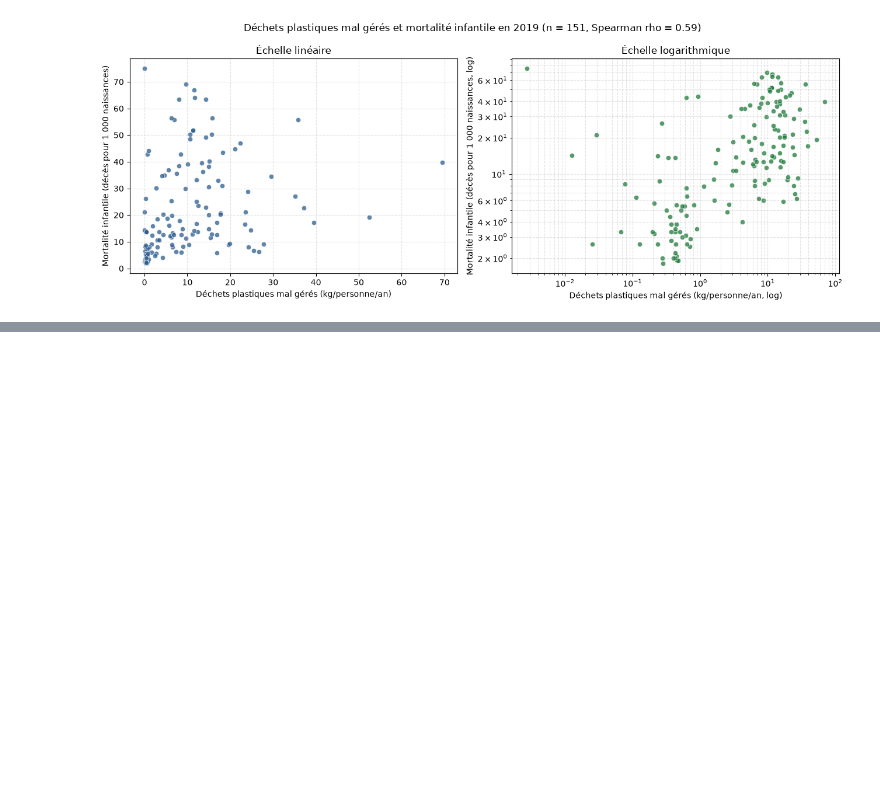
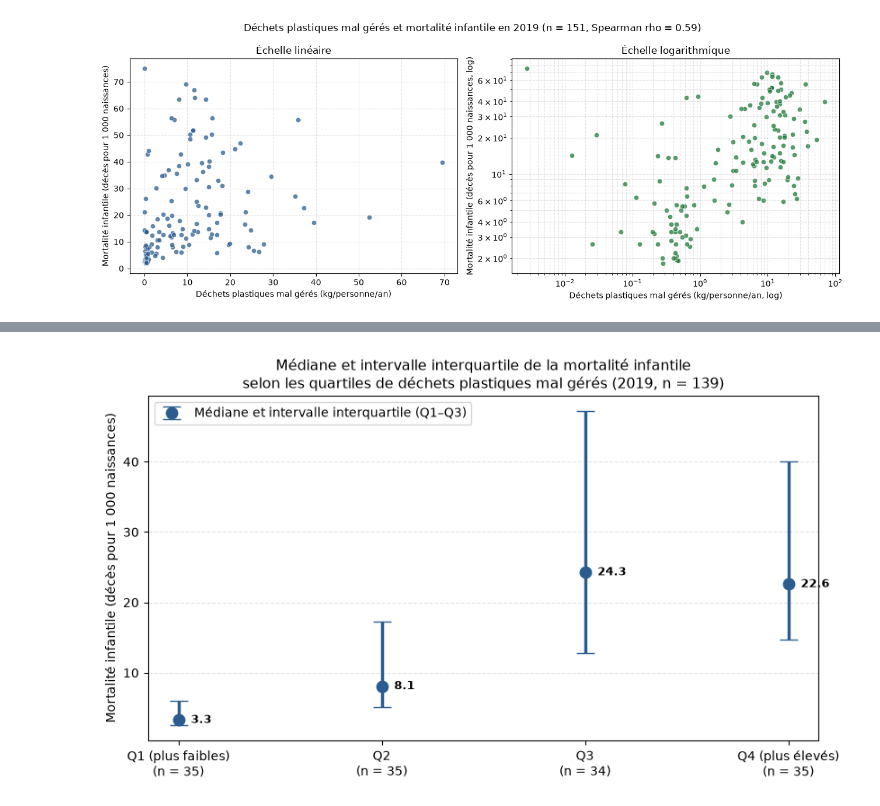
Before and after one commit to Rayanisworking/Python-pour-la-data-science, a Jupyter notebook: Notebook.ipynb, the cells around one changed output, grey strips where cells are left out. Drawn from its saved outputs; the diff is of its cells as text; code cells hidden in the pictures; blank space fills up the shorter version.

Commit message:
Fin des graphiques + Analyse descriptive manquante

```diff
--- a/Notebook.ipynb
+++ b/Notebook.ipynb
@@ -293,0 +343,78 @@ Corrélation de Spearman (rho)  : 0.585
+# %%
+# Découpage des déchets plastiques en 4 quartiles (via les rangs moyens, sur df_complete)
+labels_quartiles = [
+    "Q1 (plus faibles)",
+    "Q2",
+    "Q3",
+    "Q4 (plus élevés)",
+]
+df_groups["quartile_dechets"] = creer_groupes_rangs_moyens(
+    df_groups["plastic_kg_per_person"], labels_quartiles
+)
+
+# Calcul de la médiane et de l'intervalle interquartile (Q1 - Q3) de mortalité par quartile
+stats_quartiles = []
+for q_label, sub in df_groups.groupby("quartile_dechets", observed=False):
+    valeurs_mort = sub["infant_mortality_per_1000"]
+    stats_quartiles.append({
+        "Quartile de déchets plastiques": q_label,
+        "n": len(sub),
+        "Plastique min - max (kg/hab/an)": f"{sub['plastic_kg_per_person'].min():.1f} - {sub['plastic_kg_per_person'].max():.1f}",
+        "Médiane mortalité (/1 000)": round(valeurs_mort.median(), 2),
+        "Q1 mortalité": round(valeurs_mort.quantile(0.25), 2),
+        "Q3 mortalité": round(valeurs_mort.quantile(0.75), 2),
+    })
+
+df_quartiles_summary = pd.DataFrame(stats_quartiles)
+display(df_quartiles_summary)
+df_quartiles_summary.to_csv(TABLES_DIR / "mortalite_par_quartile_dechets_2019.csv", index=False)
+
+# Graphique 3 : médiane et intervalle interquartile (barres d'erreur Q1 - Q3)
+fig, ax = plt.subplots(figsize=(8.5, 5))
+
+x_pos = range(len(df_quartiles_summary))
+medianes = df_quartiles_summary["Médiane mortalité (/1 000)"]
+err_inf = medianes - df_quartiles_summary["Q1 mortalité"]
+err_sup = df_quartiles_summary["Q3 mortalité"] - medianes
+
+ax.errorbar(
+    x_pos,
+    medianes,
+    yerr=[err_inf, err_sup],
+    fmt="o",
+    color="#2b5c8f",
+    ecolor="#2b5c8f",
+    elinewidth=2.5,
+    capsize=7,
+    markersize=9,
+    label="Médiane et intervalle interquartile (Q1–Q3)",
+)
+
+# Affichage de la valeur de la médiane à côté de chaque point
+for i, med in enumerate(medianes):
+    ax.annotate(
+        f"{med:.1f}",
+        (i, med),
+        textcoords="offset points",
+        xytext=(10, 0),
+        va="center",
+        fontsize=9.5,
+        fontweight="bold",
+    )
+
+ax.set_xticks(list(x_pos))
+ax.set_xticklabels(
+    [f"{row['Quartile de déchets plastiques']}\n(n = {row['n']})" for _, row in df_quartiles_summary.iterrows()]
+)
+ax.set_ylabel("Mortalité infantile (décès pour 1 000 naissances)")
+ax.set_title(
+    f"Médiane et intervalle interquartile de la mortalité infantile\nselon les quartiles de déchets plastiques mal gérés (2019, n = {len(df_groups)})",
+    fontsize=11.5,
+)
+ax.grid(True, axis="y", linestyle="--", alpha=0.35)
+ax.legend()
+
+plt.tight_layout()
+plt.savefig(FIGURES_DIR / "fig3_mortalite_quartiles_dechets_2019.png", dpi=150)
+plt.show()
+# %% [output]
@@ -293,0 +426 @@ Corrélation de Spearman (rho)  : 0.585
+[figure, added]
```
Also changed, not shown: parts of 10 cells of this notebook, 5 other files.
